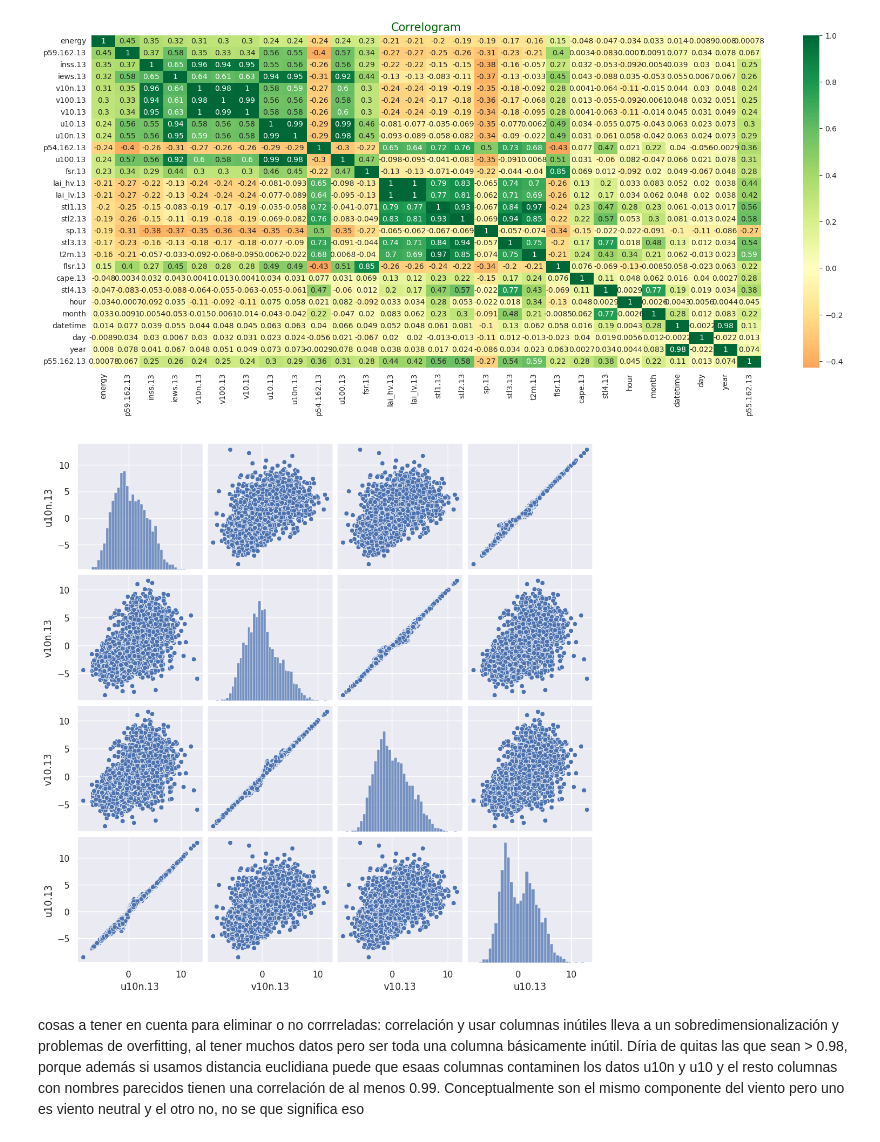
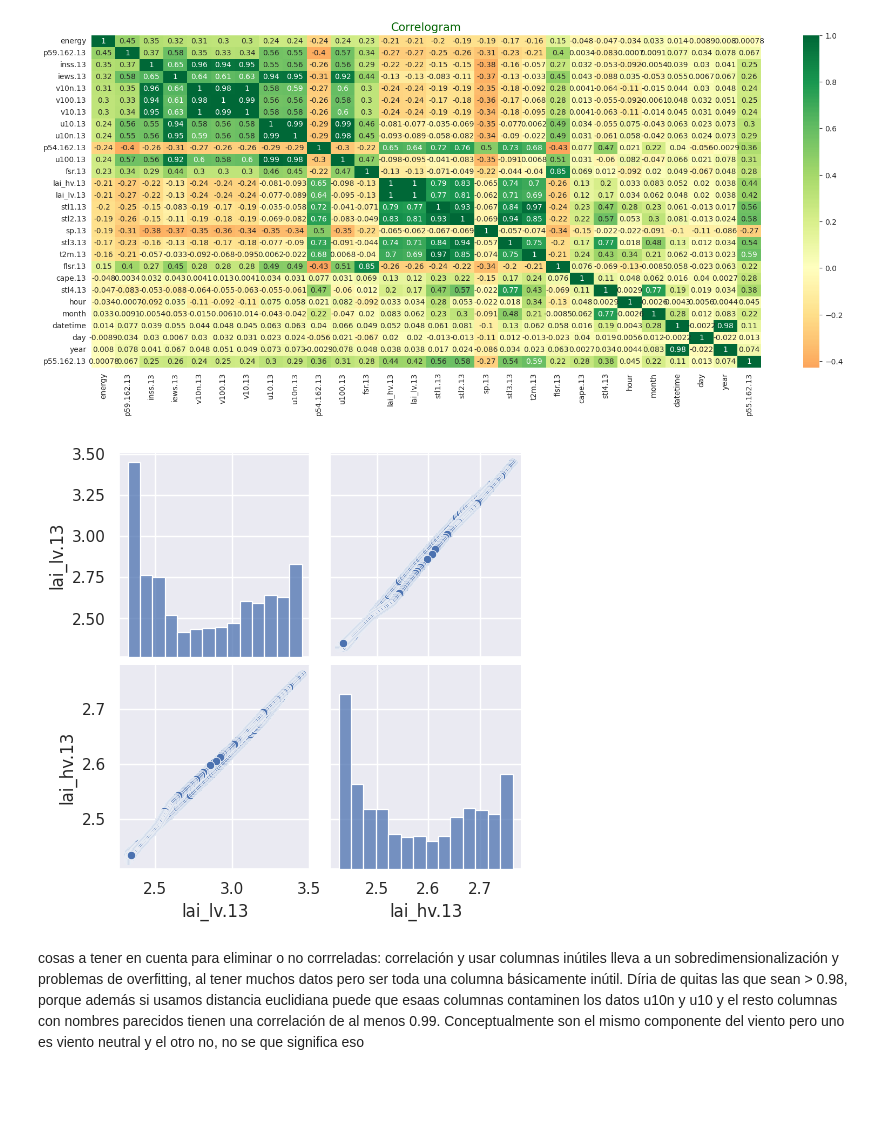
Before and after one commit to PaulaUc3m/Grupo4_P1AA, a Jupyter notebook: EDA_entrenamieto.ipynb, the cells around one changed output. Saved outputs shown, nothing was run; the diff lists cells and outputs as text; code cells hidden in the pictures; blank space fills up the shorter version.

```diff
--- a/EDA_entrenamieto.ipynb
+++ b/EDA_entrenamieto.ipynb
@@ -212,11 +247,11 @@ Index(['datetime', 'energy', 'p54.162.13', 'p55.162.13', 'cape.13',
 [figure]
 # %%
 sns.set_theme()
-cols = ['u10n.13', 'v10n.13', 'v10.13', 'u10.13']
+cols = ['lai_lv.13', 'lai_hv.13']
 sns.pairplot(data[cols], size = 2.5)
 plt.show()
 # %% [output]
-[figure, old version]
+[figure, new version]
 # %% [markdown]
 cosas a tener en cuenta para eliminar o no corrreladas: correlación y usar columnas inútiles lleva a un sobredimensionalización y problemas de overfitting, al tener muchos datos pero ser toda una columna básicamente inútil. Díria de quitas las que sean > 0.98, porque además si usamos distancia euclidiana puede que esaas columnas contaminen los datos
 u10n y u10 y el resto columnas con nombres parecidos tienen una correlación de al menos 0.99. Conceptualmente son el mismo componente del viento pero uno es viento neutral y el otro no, no se que significa eso
```
Also changed, not shown: parts of 6 cells of this notebook.
